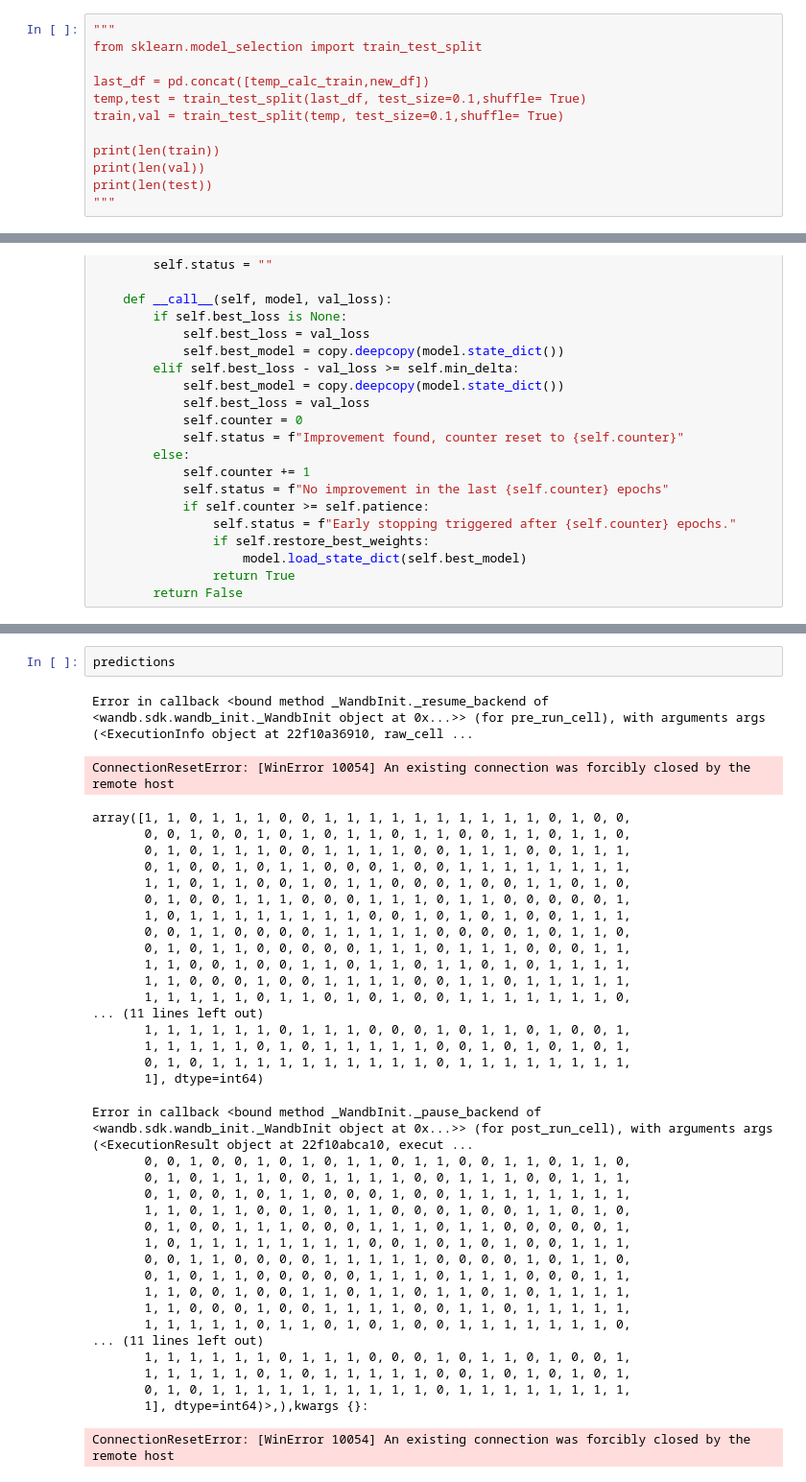
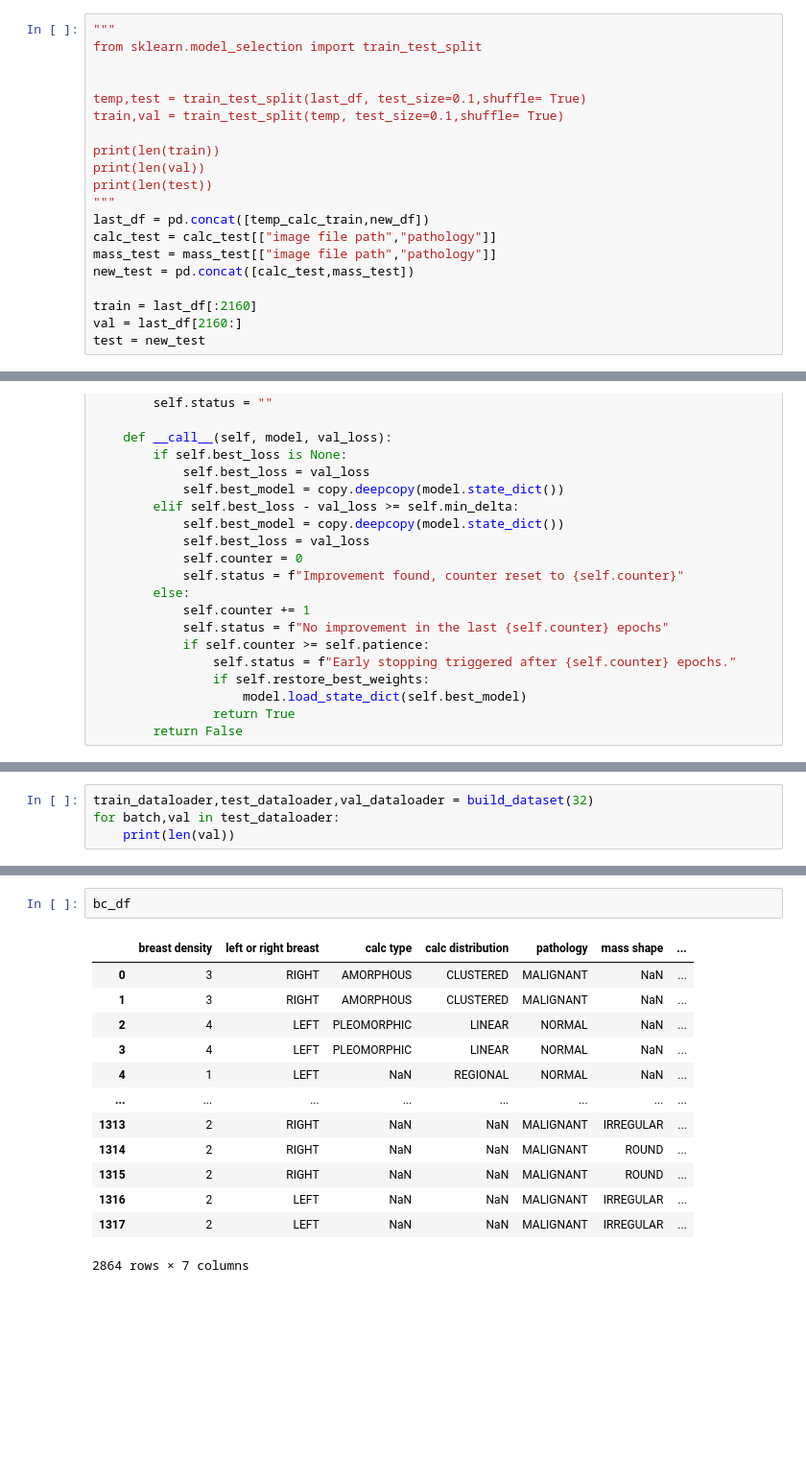
Before and after one commit to Alphan26/BreastCancerClassification, a Jupyter notebook: Alphan_Elmas_Dissertation (1) (1).ipynb, the cells around one changed output, grey strips where cells are left out. Shown at 96% size. Drawn from its saved outputs; the diff is of its cells as text; blank space fills up the shorter version.

```diff
--- a/Alphan_Elmas_Dissertation (1) (1).ipynb
+++ b/Alphan_Elmas_Dissertation (1) (1).ipynb
@@ -135,7 +143,7 @@ print(len(new_df))
 """
 from sklearn.model_selection import train_test_split
 
-last_df = pd.concat([temp_calc_train,new_df])
+
 temp,test = train_test_split(last_df, test_size=0.1,shuffle= True)
 train,val = train_test_split(temp, test_size=0.1,shuffle= True)
 
@@ -143,4 +151,12 @@ print(len(train))
 print(len(val))
 print(len(test))
 """
+last_df = pd.concat([temp_calc_train,new_df])
+calc_test = calc_test[["image file path","pathology"]]
+mass_test = mass_test[["image file path","pathology"]]
+new_test = pd.concat([calc_test,mass_test])
+
+train = last_df[:2160]
+val = last_df[2160:]
+test = new_test
 # %% [output]
@@ -526,3 +559,7 @@ def test():
+# %%
+train_dataloader,test_dataloader,val_dataloader = build_dataset(32)
+for batch,val in test_dataloader:
+    print(len(val))
 # %%
 sweep_config = {
     'method': 'grid'
@@ -679,40 +769,16 @@ ConnectionResetError: [WinError 10054] An existing connection was forcibly close
-# %%
-predictions
-# %% [output]
-Error in callback <bound method _WandbInit._resume_backend of <wandb.sdk.wandb_init._WandbInit object at 0x...>> (for pre_run_cell), with arguments args (<ExecutionInfo object at 22f10a36910, raw_cell ...
-ConnectionResetError: [WinError 10054] An existing connection was forcibly closed by the remote host
-array([1, 1, 0, 1, 1, 1, 0, 0, 1, 1, 1, 1, 1, 1, 1, 1, 1, 1, 0, 1, 0, 0,
-       0, 0, 1, 0, 0, 1, 0, 1, 0, 1, 1, 0, 1, 1, 0, 0, 1, 1, 0, 1, 1, 0,
-       0, 1, 0, 1, 1, 1, 0, 0, 1, 1, 1, 1, 0, 0, 1, 1, 1, 0, 0, 1, 1, 1,
-       0, 1, 0, 0, 1, 0, 1, 1, 0, 0, 0, 1, 0, 0, 1, 1, 1, 1, 1, 1, 1, 1,
-       1, 1, 0, 1, 1, 0, 0, 1, 0, 1, 1, 0, 0, 0, 1, 0, 0, 1, 1, 0, 1, 0,
-       0, 1, 0, 0, 1, 1, 1, 0, 0, 0, 1, 1, 1, 0, 1, 1, 0, 0, 0, 0, 0, 1,
-       1, 0, 1, 1, 1, 1, 1, 1, 1, 1, 0, 0, 1, 0, 1, 0, 1, 0, 0, 1, 1, 1,
-       0, 0, 1, 1, 0, 0, 0, 0, 1, 1, 1, 1, 1, 0, 0, 0, 0, 1, 0, 1, 1, 0,
-       0, 1, 0, 1, 1, 0, 0, 0, 0, 0, 1, 1, 1, 0, 1, 1, 1, 0, 0, 0, 1, 1,
-       1, 1, 0, 0, 1, 0, 0, 1, 1, 0, 1, 1, 0, 1, 1, 0, 1, 0, 1, 1, 1, 1,
-       1, 1, 0, 0, 0, 1, 0, 0, 1, 1, 1, 1, 0, 0, 1, 1, 0, 1, 1, 1, 1, 1,
-       1, 1, 1, 1, 1, 0, 1, 1, 0, 1, 0, 1, 0, 0, 1, 1, 1, 1, 1, 1, 1, 0,
-... (11 lines left out)
-       1, 1, 1, 1, 1, 1, 0, 1, 1, 1, 0, 0, 0, 1, 0, 1, 1, 0, 1, 0, 0, 1,
-       1, 1, 1, 1, 1, 0, 1, 0, 1, 1, 1, 1, 1, 0, 0, 1, 0, 1, 0, 1, 0, 1,
-       0, 1, 0, 1, 1, 1, 1, 1, 1, 1, 1, 1, 1, 0, 1, 1, 1, 1, 1, 1, 1, 1,
-       1], dtype=int64)
-Error in callback <bound method _WandbInit._pause_backend of <wandb.sdk.wandb_init._WandbInit object at 0x...>> (for post_run_cell), with arguments args (<ExecutionResult object at 22f10abca10, execut ...
-       0, 0, 1, 0, 0, 1, 0, 1, 0, 1, 1, 0, 1, 1, 0, 0, 1, 1, 0, 1, 1, 0,
-       0, 1, 0, 1, 1, 1, 0, 0, 1, 1, 1, 1, 0, 0, 1, 1, 1, 0, 0, 1, 1, 1,
-       0, 1, 0, 0, 1, 0, 1, 1, 0, 0, 0, 1, 0, 0, 1, 1, 1, 1, 1, 1, 1, 1,
-       1, 1, 0, 1, 1, 0, 0, 1, 0, 1, 1, 0, 0, 0, 1, 0, 0, 1, 1, 0, 1, 0,
-       0, 1, 0, 0, 1, 1, 1, 0, 0, 0, 1, 1, 1, 0, 1, 1, 0, 0, 0, 0, 0, 1,
-       1, 0, 1, 1, 1, 1, 1, 1, 1, 1, 0, 0, 1, 0, 1, 0, 1, 0, 0, 1, 1, 1,
-       0, 0, 1, 1, 0, 0, 0, 0, 1, 1, 1, 1, 1, 0, 0, 0, 0, 1, 0, 1, 1, 0,
-       0, 1, 0, 1, 1, 0, 0, 0, 0, 0, 1, 1, 1, 0, 1, 1, 1, 0, 0, 0, 1, 1,
-       1, 1, 0, 0, 1, 0, 0, 1, 1, 0, 1, 1, 0, 1, 1, 0, 1, 0, 1, 1, 1, 1,
-       1, 1, 0, 0, 0, 1, 0, 0, 1, 1, 1, 1, 0, 0, 1, 1, 0, 1, 1, 1, 1, 1,
-       1, 1, 1, 1, 1, 0, 1, 1, 0, 1, 0, 1, 0, 0, 1, 1, 1, 1, 1, 1, 1, 0,
-... (11 lines left out)
-       1, 1, 1, 1, 1, 1, 0, 1, 1, 1, 0, 0, 0, 1, 0, 1, 1, 0, 1, 0, 0, 1,
-       1, 1, 1, 1, 1, 0, 1, 0, 1, 1, 1, 1, 1, 0, 0, 1, 0, 1, 0, 1, 0, 1,
-       0, 1, 0, 1, 1, 1, 1, 1, 1, 1, 1, 1, 1, 0, 1, 1, 1, 1, 1, 1, 1, 1,
-       1], dtype=int64)>,),kwargs {}:
-ConnectionResetError: [WinError 10054] An existing connection was forcibly closed by the remote host
+# %%
+bc_df
+# %% [output]
+|  | breast density | left or right breast | calc type | calc distribution | pathology | mass shape | ... |
+| 0 | 3 | RIGHT | AMORPHOUS | CLUSTERED | MALIGNANT | NaN | ... |
+| 1 | 3 | RIGHT | AMORPHOUS | CLUSTERED | MALIGNANT | NaN | ... |
+| 2 | 4 | LEFT | PLEOMORPHIC | LINEAR | NORMAL | NaN | ... |
+| 3 | 4 | LEFT | PLEOMORPHIC | LINEAR | NORMAL | NaN | ... |
+| 4 | 1 | LEFT | NaN | REGIONAL | NORMAL | NaN | ... |
+| ... | ... | ... | ... | ... | ... | ... | ... |
+| 1313 | 2 | RIGHT | NaN | NaN | MALIGNANT | IRREGULAR | ... |
+| 1314 | 2 | RIGHT | NaN | NaN | MALIGNANT | ROUND | ... |
+| 1315 | 2 | RIGHT | NaN | NaN | MALIGNANT | ROUND | ... |
+| 1316 | 2 | LEFT | NaN | NaN | MALIGNANT | IRREGULAR | ... |
+| 1317 | 2 | LEFT | NaN | NaN | MALIGNANT | IRREGULAR | ... |
+2864 rows × 7 columns
```
Also changed, not shown: parts of 13 cells of this notebook.
